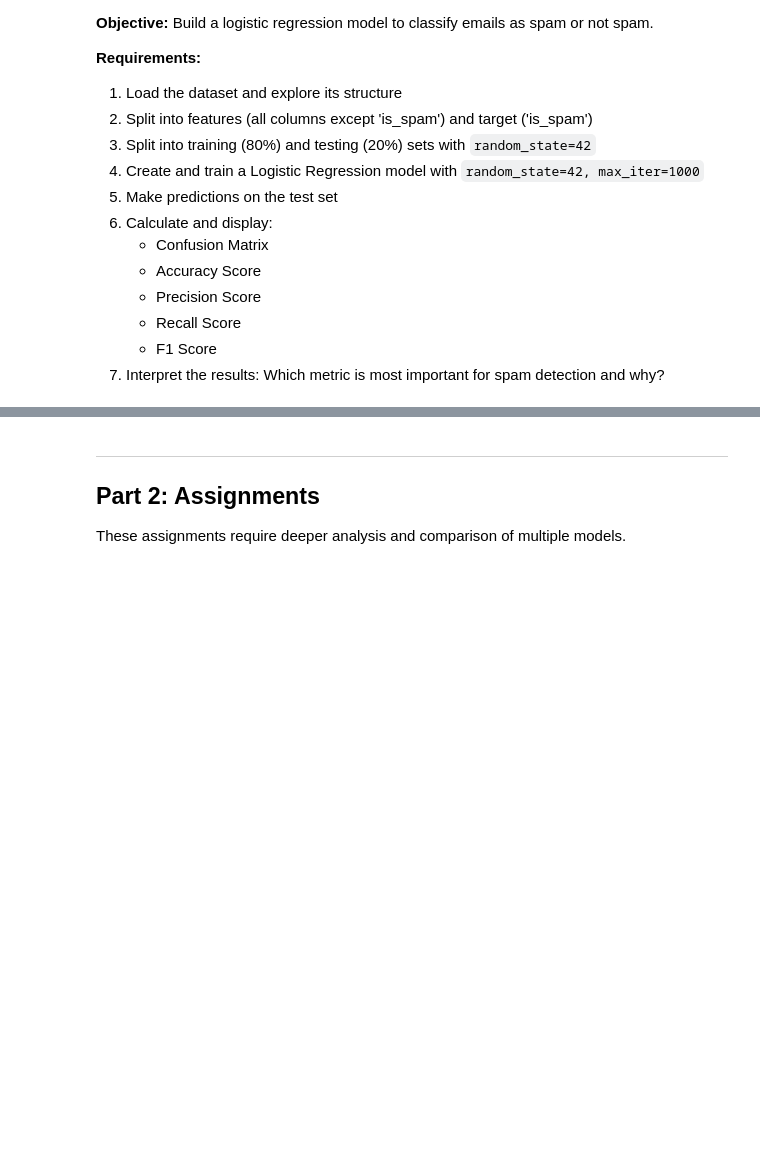
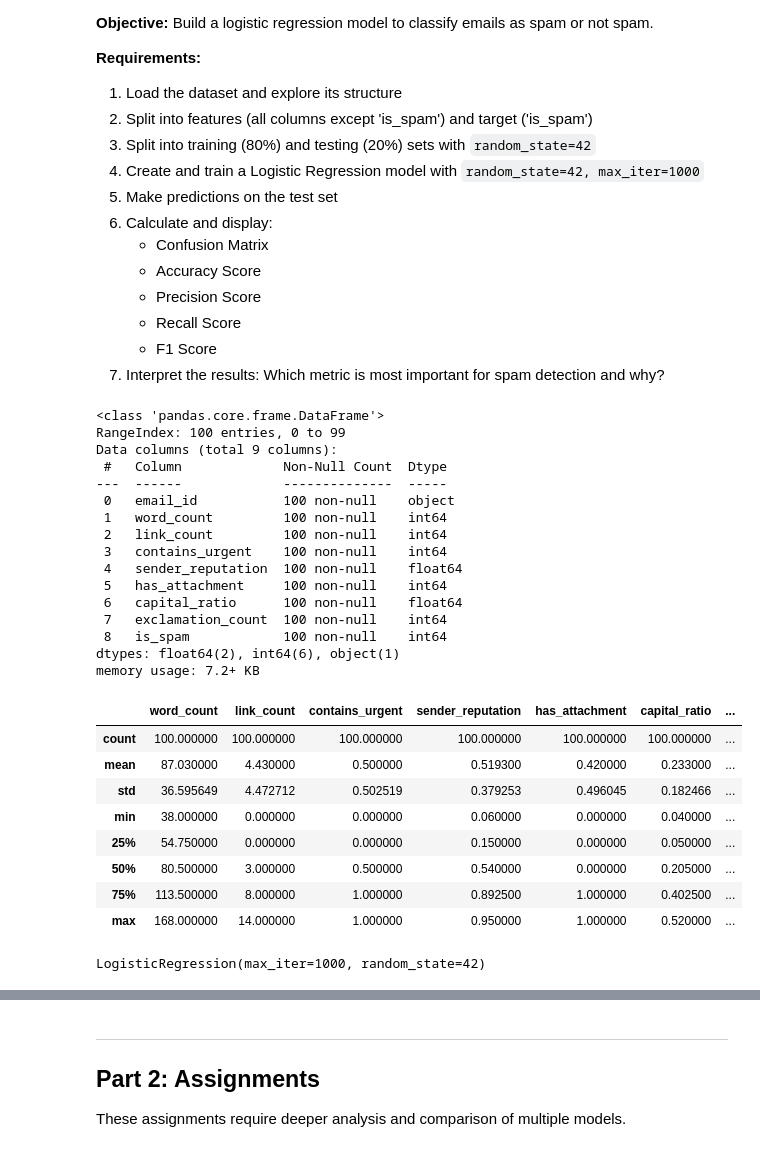
Before and after one commit to Blessing-Ekeh/dataraflow-week16-Regression, a Jupyter notebook: Take Home.ipynb, the cells around one changed output, grey strips where cells are left out. Saved outputs shown, nothing was run; the diff lists cells and outputs as text; code cells hidden in the pictures; blank space fills up the shorter version.

```diff
--- a/Take Home.ipynb
+++ b/Take Home.ipynb
@@ -97,4 +247,34 @@ These tasks focus on fundamental concepts from this week's module.
 # %%
 # Load and explore the dataset
+task3_data = pd.read_csv('Task-Datasets/task3_classification_data.csv')
+
+task3_data.info()
+task3_data.describe()
+# %% [output]
+<class 'pandas.core.frame.DataFrame'>
+RangeIndex: 100 entries, 0 to 99
+Data columns (total 9 columns):
+ #   Column             Non-Null Count  Dtype
+---  ------             --------------  -----
+ 0   email_id           100 non-null    object
+ 1   word_count         100 non-null    int64
+ 2   link_count         100 non-null    int64
+ 3   contains_urgent    100 non-null    int64
+ 4   sender_reputation  100 non-null    float64
+ 5   has_attachment     100 non-null    int64
+ 6   capital_ratio      100 non-null    float64
+ 7   exclamation_count  100 non-null    int64
+ 8   is_spam            100 non-null    int64
+dtypes: float64(2), int64(6), object(1)
+memory usage: 7.2+ KB
+|  | word_count | link_count | contains_urgent | sender_reputation | has_attachment | capital_ratio | ... |
+| count | 100.000000 | 100.000000 | 100.000000 | 100.000000 | 100.000000 | 100.000000 | ... |
+| mean | 87.030000 | 4.430000 | 0.500000 | 0.519300 | 0.420000 | 0.233000 | ... |
+| std | 36.595649 | 4.472712 | 0.502519 | 0.379253 | 0.496045 | 0.182466 | ... |
+| min | 38.000000 | 0.000000 | 0.000000 | 0.060000 | 0.000000 | 0.040000 | ... |
+| 25% | 54.750000 | 0.000000 | 0.000000 | 0.150000 | 0.000000 | 0.050000 | ... |
+| 50% | 80.500000 | 3.000000 | 0.500000 | 0.540000 | 0.000000 | 0.205000 | ... |
+| 75% | 113.500000 | 8.000000 | 1.000000 | 0.892500 | 1.000000 | 0.402500 | ... |
+| max | 168.000000 | 14.000000 | 1.000000 | 0.950000 | 1.000000 | 0.520000 | ... |
 # %%
 # Split into features and target
@@ -103,4 +288,8 @@ These tasks focus on fundamental concepts from this week's module.
 # %%
 # Create and train the Logistic Regression model
+log_reg = LogisticRegression(random_state=42, max_iter=1000)
+log_reg.fit(X_train, Y_train)
+# %% [output]
+LogisticRegression(max_iter=1000, random_state=42)
 # %%
 # Make predictions
```
Also changed, not shown: parts of 25 cells of this notebook.
